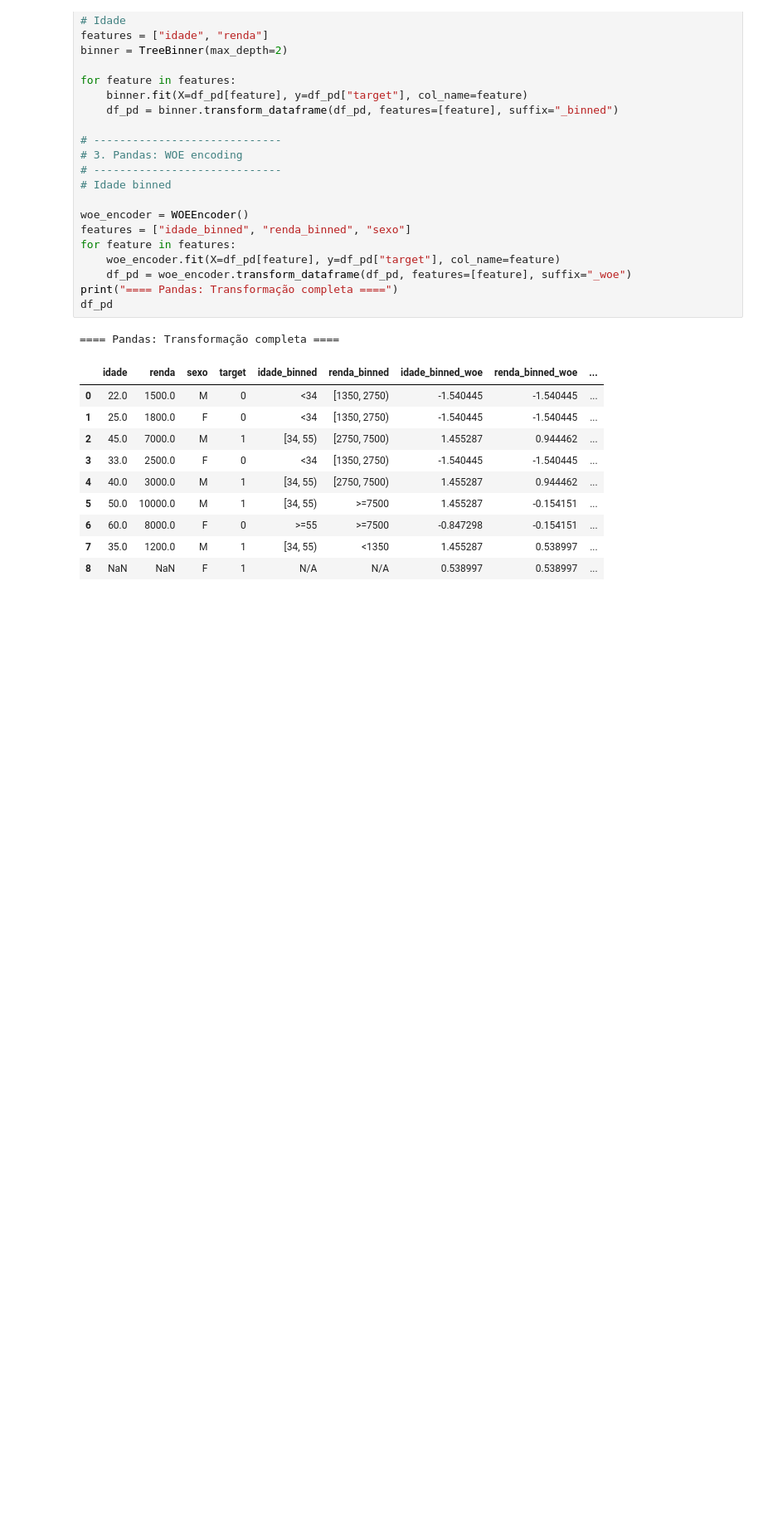
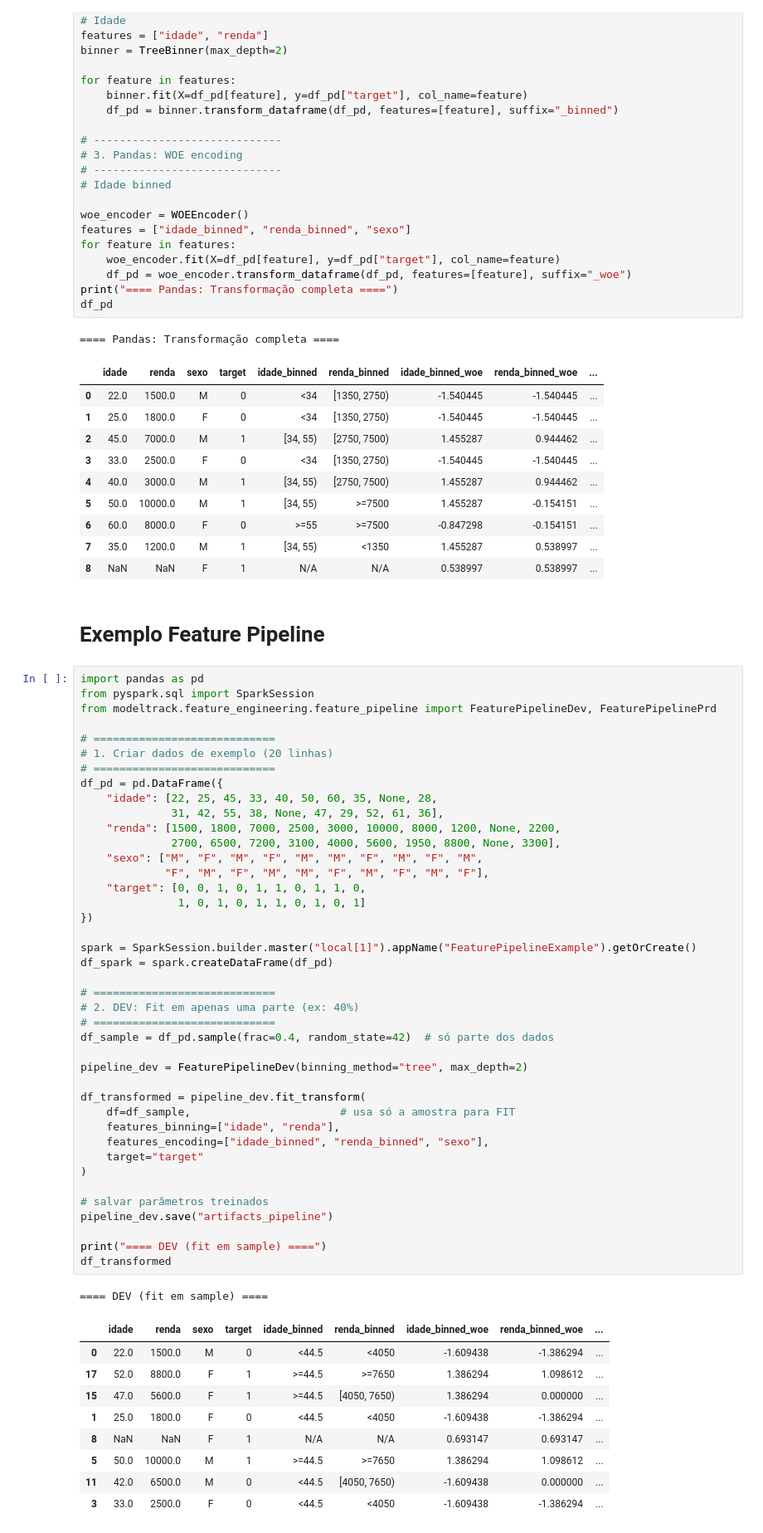
Before and after one commit to Cristiano2132/modeltrack, a Jupyter notebook: examples/file01.ipynb, the cells around one changed output. Shown: that part at 83% size. Drawn from its saved outputs; the diff is of its cells as text; blank space fills up the shorter version.

```diff
--- a/examples/file01.ipynb
+++ b/examples/file01.ipynb
@@ -169,3 +169,57 @@ df_pd
 | 6 | 60.0 | 8000.0 | F | 0 | >=55 | >=7500 | -0.847298 | -0.154151 | ... |
 | 7 | 35.0 | 1200.0 | M | 1 | [34, 55) | <1350 | 1.455287 | 0.538997 | ... |
 | 8 | NaN | NaN | F | 1 | N/A | N/A | 0.538997 | 0.538997 | ... |
+# %% [markdown]
+# Exemplo Feature Pipeline
+# %%
+import pandas as pd
+from pyspark.sql import SparkSession
+from modeltrack.feature_engineering.feature_pipeline import FeaturePipelineDev, FeaturePipelinePrd
+
+# ============================
+# 1. Criar dados de exemplo (20 linhas)
+# ============================
+df_pd = pd.DataFrame({
+    "idade": [22, 25, 45, 33, 40, 50, 60, 35, None, 28,
+              31, 42, 55, 38, None, 47, 29, 52, 61, 36],
+    "renda": [1500, 1800, 7000, 2500, 3000, 10000, 8000, 1200, None, 2200,
+              2700, 6500, 7200, 3100, 4000, 5600, 1950, 8800, None, 3300],
+    "sexo": ["M", "F", "M", "F", "M", "M", "F", "M", "F", "M",
+             "F", "M", "F", "M", "M", "F", "M", "F", "M", "F"],
+    "target": [0, 0, 1, 0, 1, 1, 0, 1, 1, 0,
+               1, 0, 1, 0, 1, 1, 0, 1, 0, 1]
+})
+
+spark = SparkSession.builder.master("local[1]").appName("FeaturePipelineExample").getOrCreate()
+df_spark = spark.createDataFrame(df_pd)
+
+# ============================
+# 2. DEV: Fit em apenas uma parte (ex: 40%)
+# ============================
+df_sample = df_pd.sample(frac=0.4, random_state=42)  # só parte dos dados
+
+pipeline_dev = FeaturePipelineDev(binning_method="tree", max_depth=2)
+
+df_transformed = pipeline_dev.fit_transform(
+    df=df_sample,                       # usa só a amostra para FIT
+    features_binning=["idade", "renda"],
+    features_encoding=["idade_binned", "renda_binned", "sexo"],
+    target="target"
+)
+
+# salvar parâmetros treinados
+pipeline_dev.save("artifacts_pipeline")
+
+print("==== DEV (fit em sample) ====")
+df_transformed
+# %% [output]
+==== DEV (fit em sample) ====
+|  | idade | renda | sexo | target | idade_binned | renda_binned | idade_binned_woe | renda_binned_woe | ... |
+| 0 | 22.0 | 1500.0 | M | 0 | <44.5 | <4050 | -1.609438 | -1.386294 | ... |
+| 17 | 52.0 | 8800.0 | F | 1 | >=44.5 | >=7650 | 1.386294 | 1.098612 | ... |
+| 15 | 47.0 | 5600.0 | F | 1 | >=44.5 | [4050, 7650) | 1.386294 | 0.000000 | ... |
+| 1 | 25.0 | 1800.0 | F | 0 | <44.5 | <4050 | -1.609438 | -1.386294 | ... |
+| 8 | NaN | NaN | F | 1 | N/A | N/A | 0.693147 | 0.693147 | ... |
+| 5 | 50.0 | 10000.0 | M | 1 | >=44.5 | >=7650 | 1.386294 | 1.098612 | ... |
+| 11 | 42.0 | 6500.0 | M | 0 | <44.5 | [4050, 7650) | -1.609438 | 0.000000 | ... |
+| 3 | 33.0 | 2500.0 | F | 0 | <44.5 | <4050 | -1.609438 | -1.386294 | ... |
```
Also changed, not shown: parts of 3 cells of this notebook, 10 other files.
